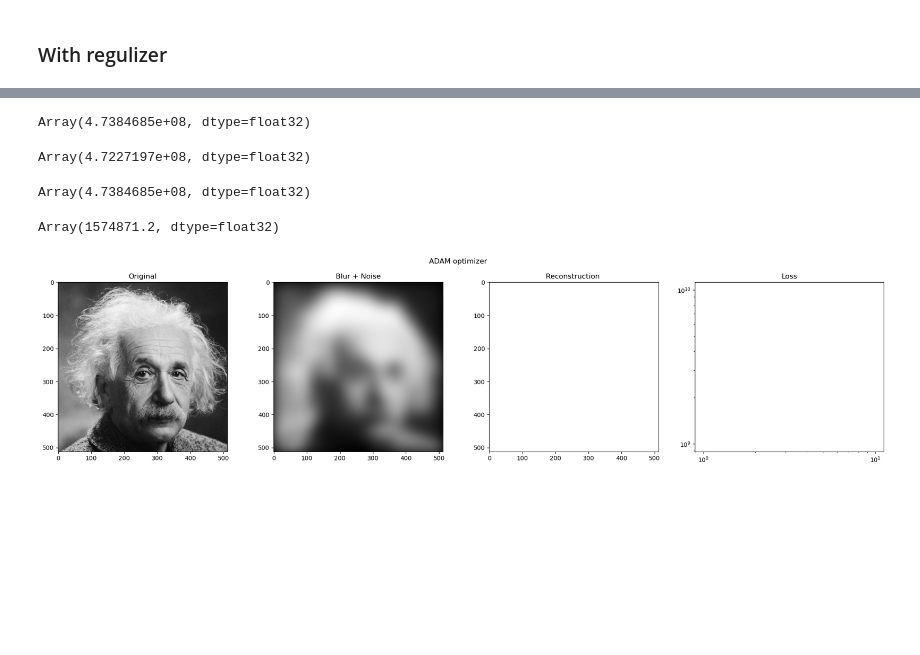
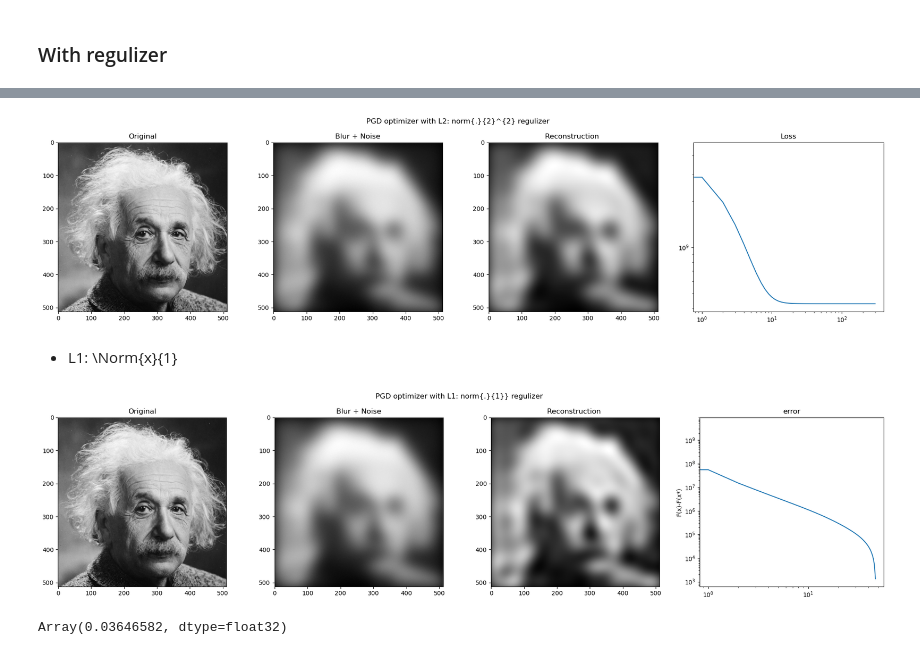
Before and after one commit to igomes1/Deep-denoising-X-ray-CT-reconstruction, a Jupyter notebook: inverse_problems.ipynb, the cells around one changed output, grey strips where cells are left out. Drawn from its saved outputs; the diff is of its cells as text; code cells hidden in the pictures; blank space fills up the shorter version.

Commit message:
try add L1 regulizer term

```diff
--- a/inverse_problems.ipynb
+++ b/inverse_problems.ipynb
@@ -66,16 +69,16 @@ def loss(x, y, A): # not sure if it's better to put the loss inside the "Model"
     return loss
 
 # optimizer --> Proximal gradient descent
-# @jax.jit  # passer loss en parametre fix --> sinon jit fonctionne pas
+# @jax.jit  # passer loss en parametre static --> sinon jit fonctionne pas
 def optimizer_step(x, y, A, alpha, loss_fn):  # alpha = learning rate
     loss_val, grads_val = jax.value_and_grad(loss_fn)(x, y, A)
-    print(grads_val)
+    # print(grads_val)
 
     # GD update
     x_new = x - alpha * grads_val
 
     # projection
-    # x_new = jnp.clip(x_new, 0, 255)
+    x_new = jnp.clip(x_new, 0, 255)
 
     return loss_val, x_new
 # %%
@@ -169,18 +172,23 @@ plt.show()
 # %%
+# objectiv function : F(x) = f(x) g(x)
+# the problem can be written as argmin{f(x) + g(x)} where f(x) = ||y-Ax||{2}^{2} and g(x) = ||x||{2}^{2}
+# since g(x) = ||x||^2_2 (is smooth and convex), we can just use the same procedure than before by just adding g(x) to the loss function
+
+
 # loss function
 def loss_rL2(x, y, A): # not sure if it's better to put the loss inside the "Model" class
-    loss = jnp.linalg.norm(y-A(x), ord = 'fro')**2 + jnp.linalg.norm(x)**2
+    loss = jnp.linalg.norm(y-A(x), ord = 'fro')**2 + 0.1*jnp.linalg.norm(x)**2
     return loss
 
 # initialisation
-x = jnp.zeros(img.shape)
+x = jnp.zeros(img.shape) + 0.01 # doesn't work if i take 0 ############# find why
 y = jnp.array(blur_noise_img)
 A = Model(jnp.array(gaussian_kernel))
 
 
 # optimization parameters
-alpha = 0.5
-n_iter = 10
+alpha = 0.1
+n_iter = 300
 
 
 losses = []
@@ -269,34 +200,18 @@ losses
-# %%
-loss = jnp.linalg.norm(y-A(x), ord = 'fro')**2 + 0.1*jnp.linalg.norm(x)**2
-loss(4.344606e+09
-# %% [output]
-Array(4.7384685e+08, dtype=float32)
-# %%
-0.1*jnp.linalg.norm(x)**2
-# %% [output]
-Array(4.7227197e+08, dtype=float32)
-# %%
-loss + 0.1*jnp.linalg.norm(x)**2
-# %% [output]
-Array(4.7384685e+08, dtype=float32)
-# %%
-loss = jnp.linalg.norm(y-A(x), ord = 'fro')**2
-loss
-# %% [output]
-Array(1574871.2, dtype=float32)
 # %%
 # plot
 fig, (ax1, ax2, ax3, ax4) = plt.subplots(1,4, figsize =(20,5))
-fig.suptitle('ADAM optimizer')
+fig.suptitle('PGD optimizer with L2: norm{.}{2}^{2} regulizer')
 ax1.imshow(img, cmap= "gray")
 ax1.set_title('Original')
 ax2.imshow(blur_noise_img, cmap= "gray")
 ax2.set_title('Blur + Noise')
 ax3.imshow(x, cmap= "gray")
 ax3.set_title('Reconstruction ')
 ax4.loglog(losses)
 ax4.set_title('Loss')
 plt.tight_layout()
 plt.show()
 # %% [output]
-[figure, old version]
+[figure, new version]
+# %% [markdown]
+- L1: \Norm{x}{1}
@@ -302,0 +265,23 @@ plt.show()
+# %%
+# plot
+fig, (ax1, ax2, ax3, ax4) = plt.subplots(1,4, figsize =(20,5))
+fig.suptitle('PGD optimizer with L1: norm{.}{1}} regulizer')
+ax1.imshow(img, cmap= "gray")
+ax1.set_title('Original')
+ax2.imshow(blur_noise_img, cmap= "gray")
+ax2.set_title('Blur + Noise')
+ax3.imshow(x, cmap= "gray")
+ax3.set_title('Reconstruction ')
+ax4.loglog(error)
+ax4.set_title('error')
+ax4.set_ylabel('F(x)-F(x*)')
+plt.tight_layout()
+plt.show()
+# %% [output]
+[figure, added]
+# %%
+len(error)
+error[47]
+x.min()
+# %% [output]
+Array(0.03646582, dtype=float32)
```
Also changed, not shown: parts of 13 cells of this notebook.
